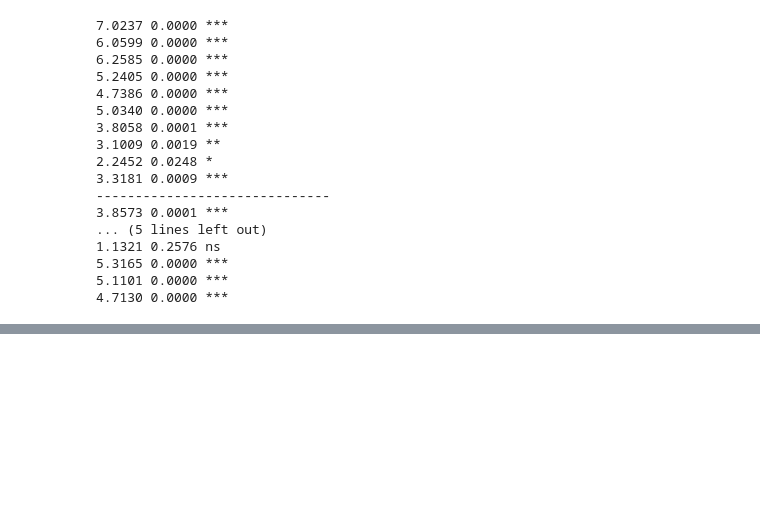
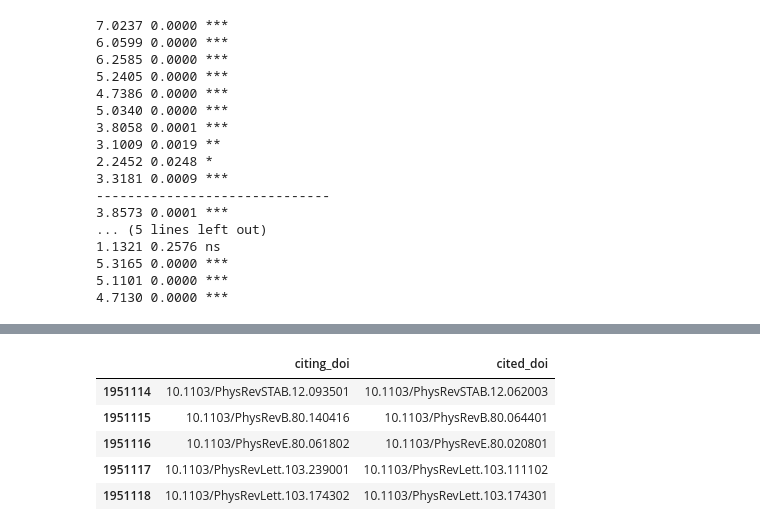
Before and after one commit to therobinkay/firstmover, a Jupyter notebook: main.ipynb, the cells around one changed output, grey strips where cells are left out. Cells and saved outputs as stored; diff of their text form; code cells hidden in the pictures; blank space fills up the shorter version.

```diff
--- a/main.ipynb
+++ b/main.ipynb
@@ -2414,0 +2459,9 @@ for i in range(1,11):
+# %%
+cb5.tail()
+# %% [output]
+|  | citing_doi | cited_doi |
+| 1951114 | 10.1103/PhysRevSTAB.12.093501 | 10.1103/PhysRevSTAB.12.062003 |
+| 1951115 | 10.1103/PhysRevB.80.140416 | 10.1103/PhysRevB.80.064401 |
+| 1951116 | 10.1103/PhysRevE.80.061802 | 10.1103/PhysRevE.80.020801 |
+| 1951117 | 10.1103/PhysRevLett.103.239001 | 10.1103/PhysRevLett.103.111102 |
+| 1951118 | 10.1103/PhysRevLett.103.174302 | 10.1103/PhysRevLett.103.174301 |
```
Also changed, not shown: parts of 5 cells of this notebook.
